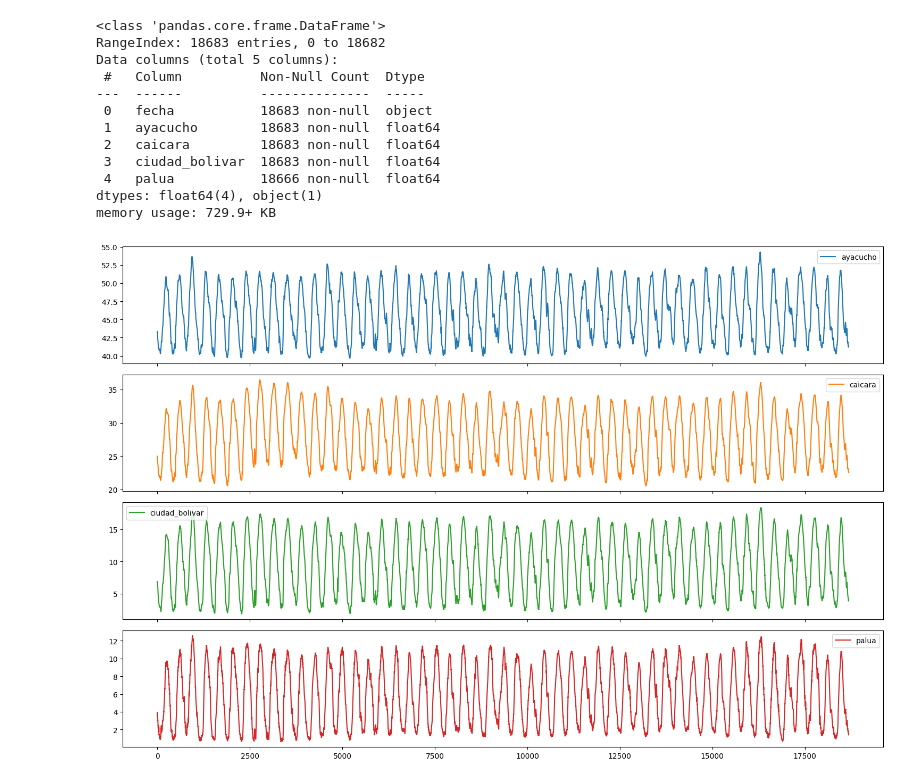
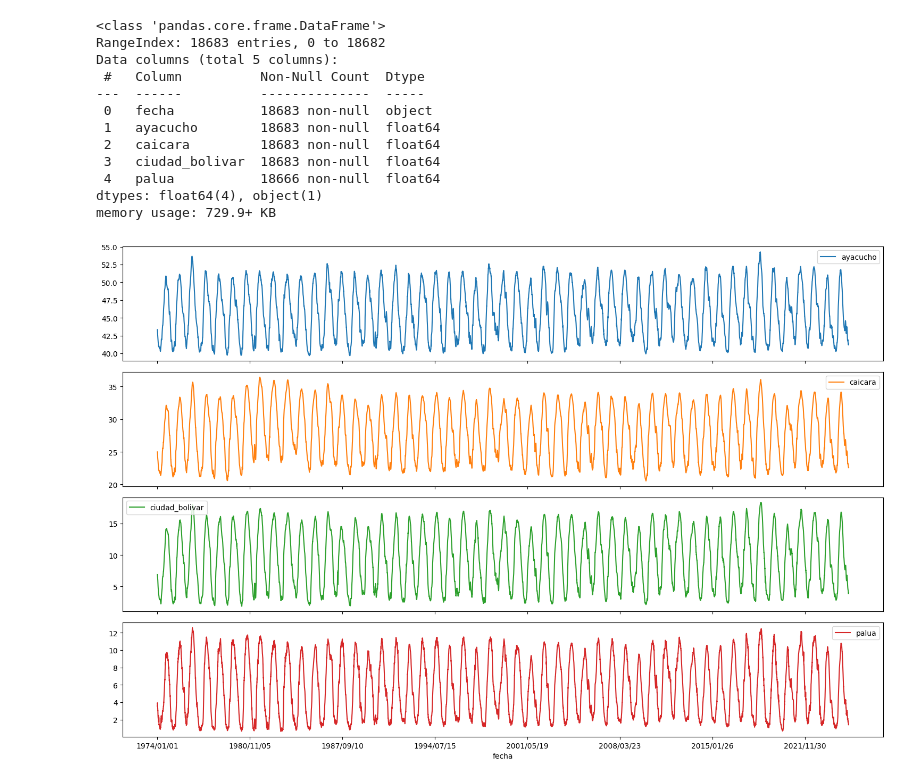
Before and after one commit to gabrielmj23/orinoco-lstm, a Jupyter notebook: model.ipynb, the cells around one changed output. Saved outputs shown, nothing was run; the diff lists cells and outputs as text; code cells hidden in the pictures.

```diff
--- a/model.ipynb
+++ b/model.ipynb
@@ -35,10 +35,12 @@ dtypes: float64(4), object(1)
 memory usage: 729.9+ KB
 # %%
 # Graficar valores de cada columna
-data[['ayacucho', 'caicara', 'ciudad_bolivar', 'palua']].plot(subplots=True, figsize=(15, 10))
+data.set_index("fecha")[["ayacucho", "caicara", "ciudad_bolivar", "palua"]].plot(
+    subplots=True, figsize=(15, 10)
+)
 plt.tight_layout()
 # %% [output]
-[figure, old version]
+[figure, new version]
 # %%
 # Interpolación de valores faltantes
 data["palua"] = data["palua"].interpolate(method="linear", limit_direction="both")
```
Also changed, not shown: parts of 9 cells of this notebook, 2 other files.
